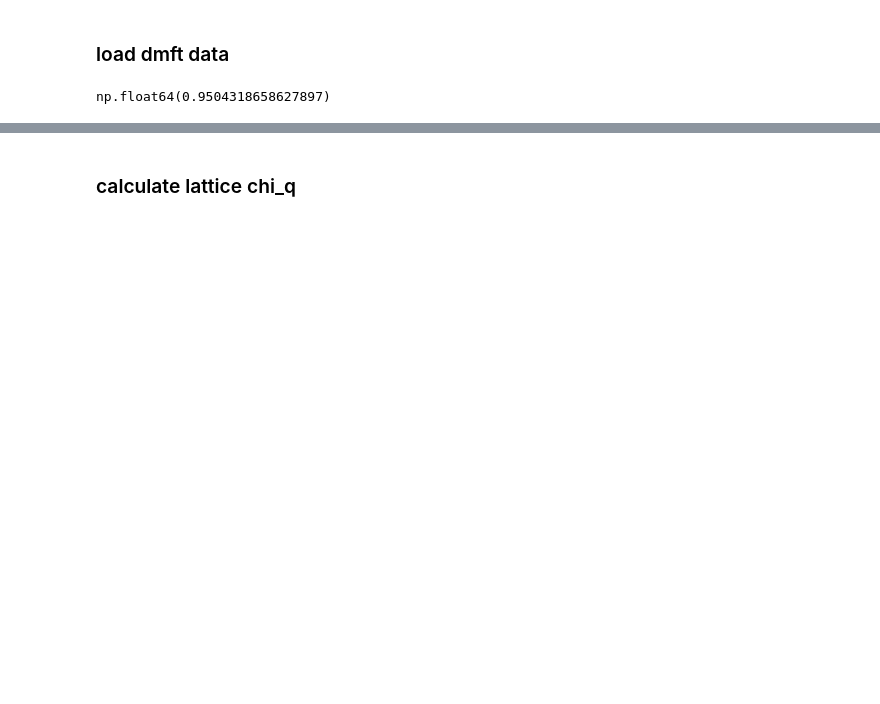
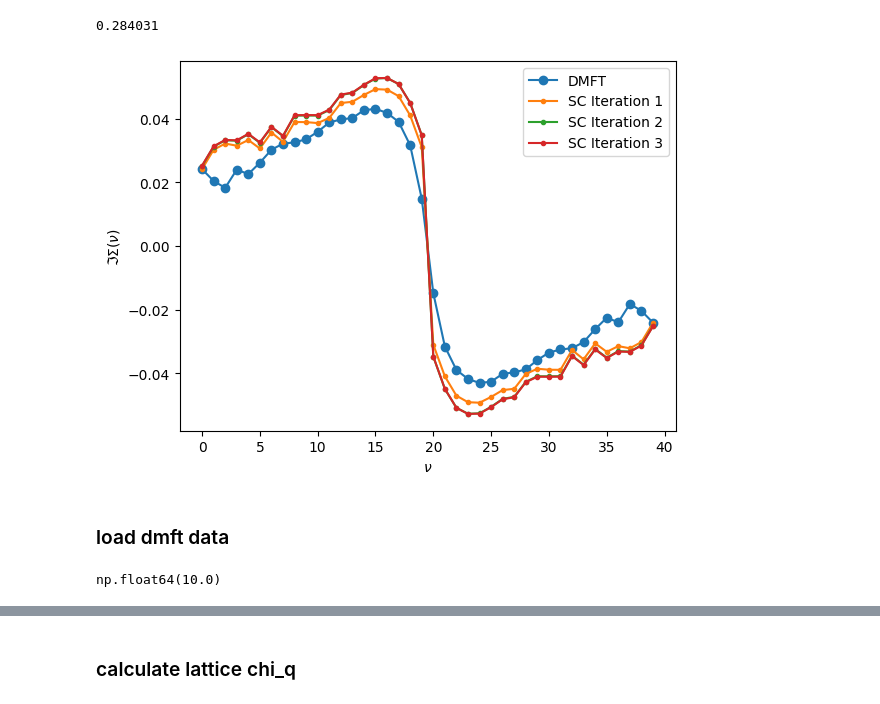
Before and after one commit to emoghadas/lDGA, a Jupyter notebook: example/lDGA_test.ipynb, the cells around one changed output, grey strips where cells are left out. Saved outputs shown, nothing was run; the diff lists cells and outputs as text; code cells hidden in the pictures; blank space fills up the shorter version.

```diff
--- a/example/lDGA_test.ipynb
+++ b/example/lDGA_test.ipynb
@@ -25,0 +203,16 @@ plt.plot(chi_w, ".-")
+# %%
+dga_dat = h5.File("../src/lDGA/results_2025-06-06_13:22:56.h5")
+sigs = []
+mus = []
+lambdas = []
+for iter in range(10):
+    try:
+        mu = dga_dat[f'iter_{iter}/mu'][()]
+        sig = dga_dat[f'iter_{iter}/sigma'][()]
+        lam = dga_dat[f'iter_{iter}/lambda_m'][()]
+    except KeyError:
+        continue
+    sig = np.sum(sig, axis=-1)/sig.shape[-1]
+    sigs.append(sig)
+    mus.append(mu)
+    lambdas.append(lam)
@@ -26,3 +247,19 @@ plt.plot(chi_w, ".-")
+# %%
+data = w5.read("gsq0_0_w1_n0_95_2p-2025-03-22-Sat-17-25-49.hdf5")
+print(data.mu)
+
+siw = data.siw()[0,0,:]
+
+plt.plot(siw[1000-20:1000+20].imag, "o-", label="DMFT")
+for i,sig in enumerate(sigs, start=1):
+    plt.plot(sig[sig.shape[0]//2-20:sig.shape[0]//2+20].imag, ".-", label=f"SC Iteration {i}")
+plt.legend()
+plt.xlabel(r"$\nu$")
+plt.ylabel(r"$\Im \Sigma(\nu)$")
+plt.savefig("SC_DGA_se_2.pdf")
+# %% [output]
+0.284031
+[figure, added]
 # %% [markdown]
 ### load dmft data
 # %%
@@ -44,10 +281,9 @@ n4iwb = dga_cfg.n4iwb
 kdim = dga_cfg.kdim
 nk = 96
 # %%
-g0 = dga_cfg.dmft_dict['g0']
-w0 = dga_cfg.dmft_dict['w0']
+g0 = 100**(0.5) #dga_cfg.dmft_dict['g0']
+w0 = 100 #dga_cfg.dmft_dict['w0']
 n = dga_cfg.dmft_dict['occ']
-
-n*2
+beta
 # %% [output]
-np.float64(0.9504318658627897)
+np.float64(10.0)
```
Also changed, not shown: parts of 28 cells of this notebook, 2 other files.
